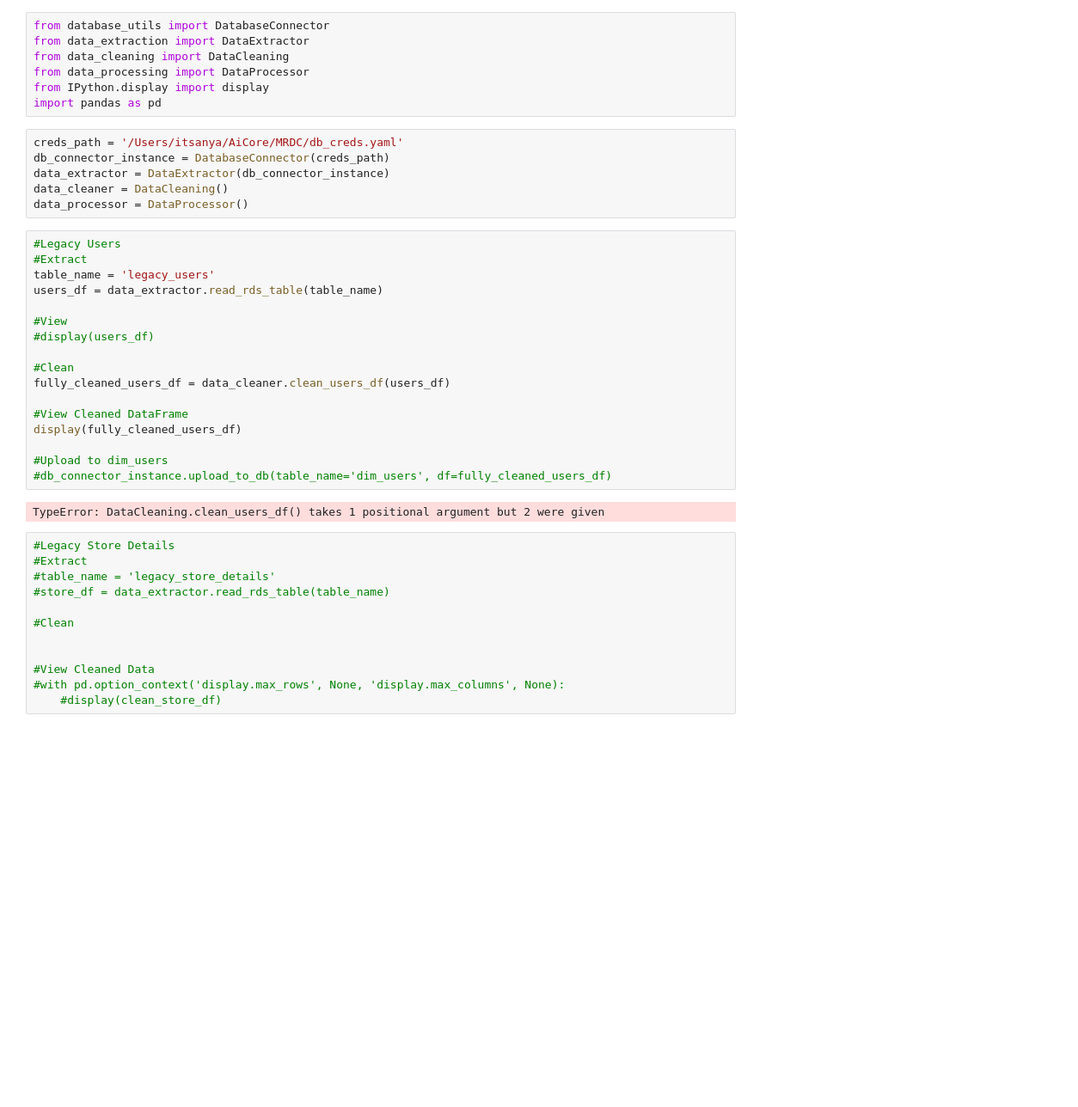
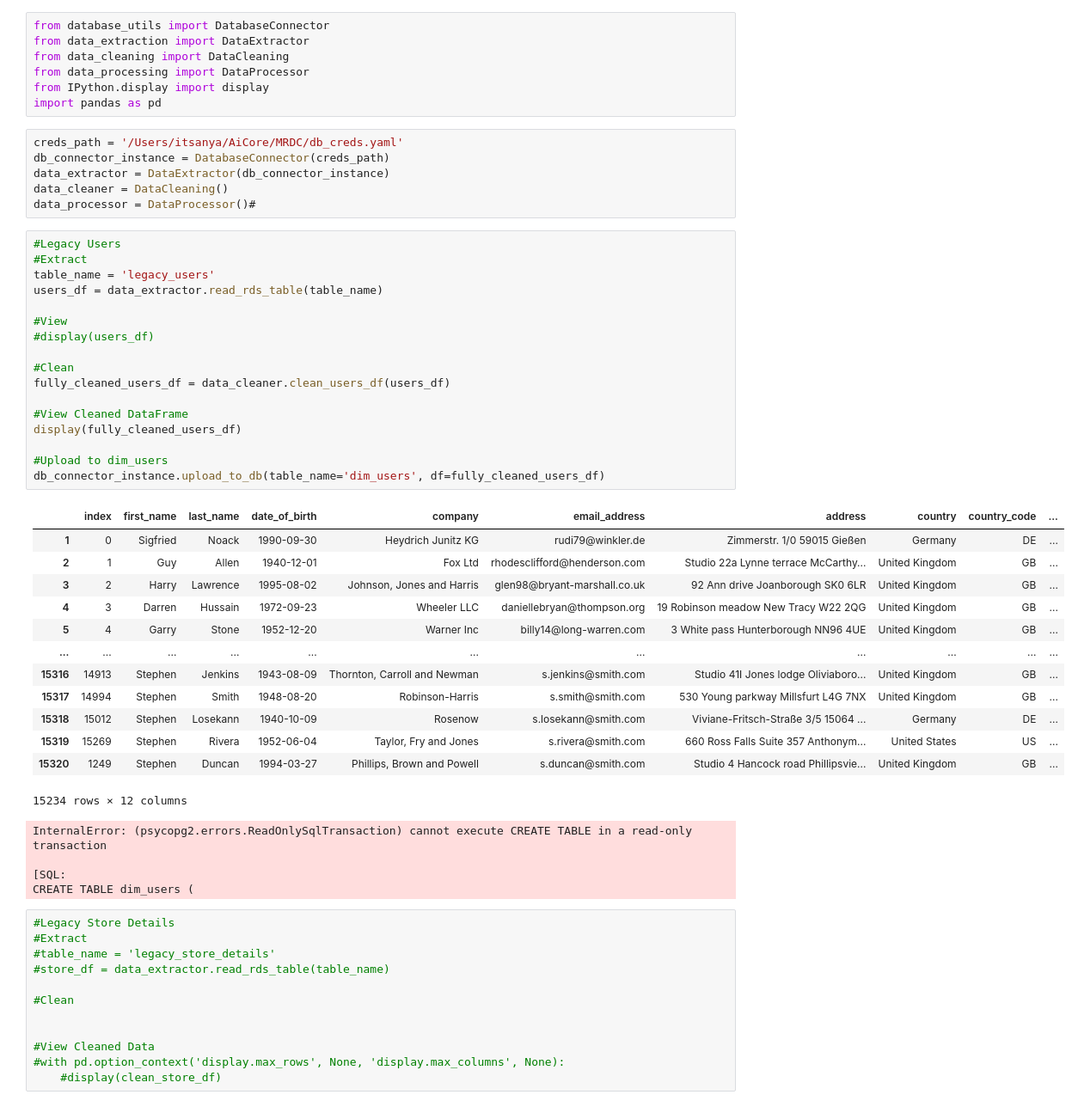
Before and after one commit to S-a-a-h/multinational-retail-data-centralisation200, a Jupyter notebook: main.ipynb, the cells around one changed output. Shown: that part at 86% size. Saved outputs shown, nothing was run; the diff lists cells and outputs as text; blank space fills up the shorter version.

Commit message:
runs code without Type Error due to self addition

```diff
--- a/main.ipynb
+++ b/main.ipynb
@@ -10,26 +10,42 @@ creds_path = '/Users/itsanya/AiCore/MRDC/db_creds.yaml'
 db_connector_instance = DatabaseConnector(creds_path)
 data_extractor = DataExtractor(db_connector_instance)
 data_cleaner = DataCleaning()
-data_processor = DataProcessor()
+data_processor = DataProcessor()#
 # %%
 #Legacy Users
 #Extract
 table_name = 'legacy_users'
 users_df = data_extractor.read_rds_table(table_name)
 
 #View
 #display(users_df)
 
 #Clean
 fully_cleaned_users_df = data_cleaner.clean_users_df(users_df)
 
 #View Cleaned DataFrame
 display(fully_cleaned_users_df)
 
 #Upload to dim_users
-#db_connector_instance.upload_to_db(table_name='dim_users', df=fully_cleaned_users_df)
+db_connector_instance.upload_to_db(table_name='dim_users', df=fully_cleaned_users_df)
 # %% [output]
+|  | index | first_name | last_name | date_of_birth | company | email_address | address | country | country_code | ... |
+| 1 | 0 | Sigfried | Noack | 1990-09-30 | Heydrich Junitz KG | rudi79@winkler.de | Zimmerstr. 1/0 59015 Gießen | Germany | DE | ... |
+| 2 | 1 | Guy | Allen | 1940-12-01 | Fox Ltd | rhodesclifford@henderson.com | Studio 22a Lynne terrace McCarthy... | United Kingdom | GB | ... |
+| 3 | 2 | Harry | Lawrence | 1995-08-02 | Johnson, Jones and Harris | glen98@bryant-marshall.co.uk | 92 Ann drive Joanborough SK0 6LR | United Kingdom | GB | ... |
+| 4 | 3 | Darren | Hussain | 1972-09-23 | Wheeler LLC | daniellebryan@thompson.org | 19 Robinson meadow New Tracy W22 2QG | United Kingdom | GB | ... |
+| 5 | 4 | Garry | Stone | 1952-12-20 | Warner Inc | billy14@long-warren.com | 3 White pass Hunterborough NN96 4UE | United Kingdom | GB | ... |
+| ... | ... | ... | ... | ... | ... | ... | ... | ... | ... | ... |
+| 15316 | 14913 | Stephen | Jenkins | 1943-08-09 | Thornton, Carroll and Newman | s.jenkins@smith.com | Studio 41I Jones lodge Oliviaboro... | United Kingdom | GB | ... |
+| 15317 | 14994 | Stephen | Smith | 1948-08-20 | Robinson-Harris | s.smith@smith.com | 530 Young parkway Millsfurt L4G 7NX | United Kingdom | GB | ... |
+| 15318 | 15012 | Stephen | Losekann | 1940-10-09 | Rosenow | s.losekann@smith.com | Viviane-Fritsch-Straße 3/5 15064 ... | Germany | DE | ... |
+| 15319 | 15269 | Stephen | Rivera | 1952-06-04 | Taylor, Fry and Jones | s.rivera@smith.com | 660 Ross Falls Suite 357 Anthonym... | United States | US | ... |
+| 15320 | 1249 | Stephen | Duncan | 1994-03-27 | Phillips, Brown and Powell | s.duncan@smith.com | Studio 4 Hancock road Phillipsvie... | United Kingdom | GB | ... |
-TypeError: DataCleaning.clean_users_df() takes 1 positional argument but 2 were given
+15234 rows × 12 columns
+InternalError: (psycopg2.errors.ReadOnlySqlTransaction) cannot execute CREATE TABLE in a read-only transaction
+
+[SQL:
+CREATE TABLE dim_users (
 # %%
 #Legacy Store Details
 #Extract
```
